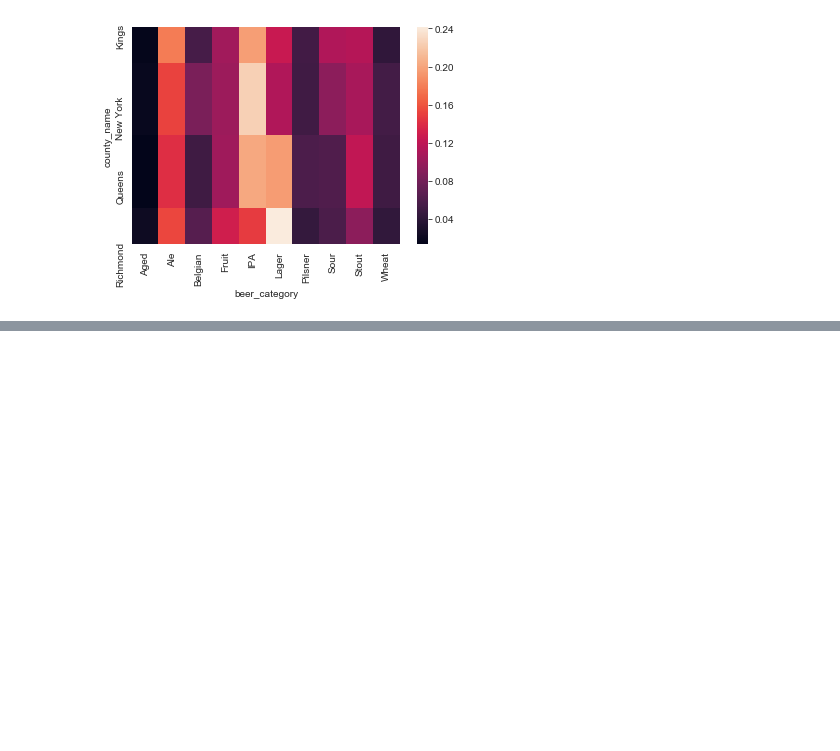
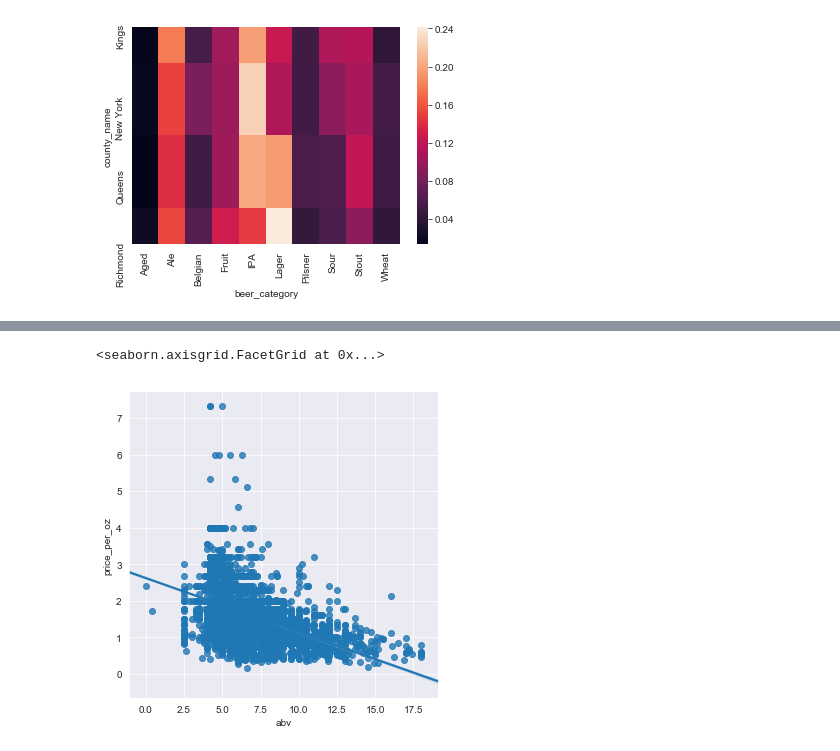
Before and after one commit to rcharan/beer-pubs, a Jupyter notebook: statistical_tests.ipynb, the cells around one changed output, grey strips where cells are left out. Drawn from its saved outputs; the diff is of its cells as text; code cells hidden in the pictures; blank space fills up the shorter version.

```diff
--- a/statistical_tests.ipynb
+++ b/statistical_tests.ipynb
@@ -112,0 +122,2 @@ sns.heatmap(row_freq)
+# %%
+temp_df = df[df.abv < 20]
@@ -112,0 +136,5 @@ sns.heatmap(row_freq)
+# %%
+sns.lmplot('abv', 'price_per_oz', data=temp_df)
+# %% [output]
+<seaborn.axisgrid.FacetGrid at 0x...>
+[figure, added]
```
Also changed, not shown: parts of 12 cells of this notebook.
